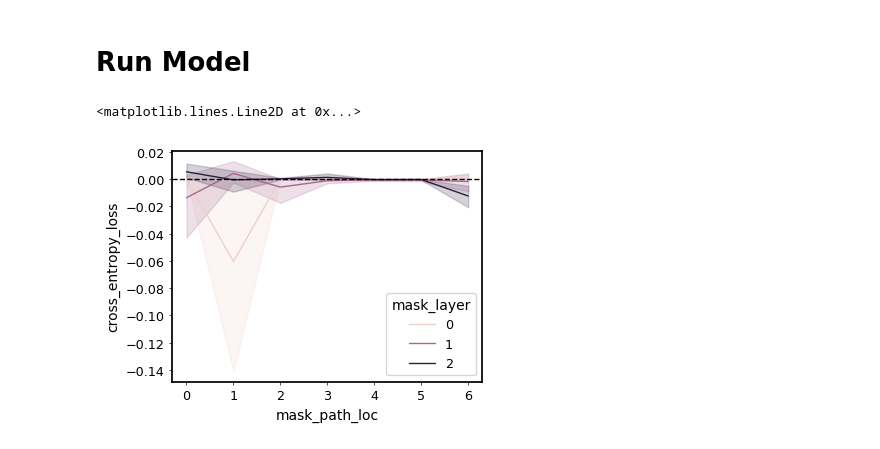
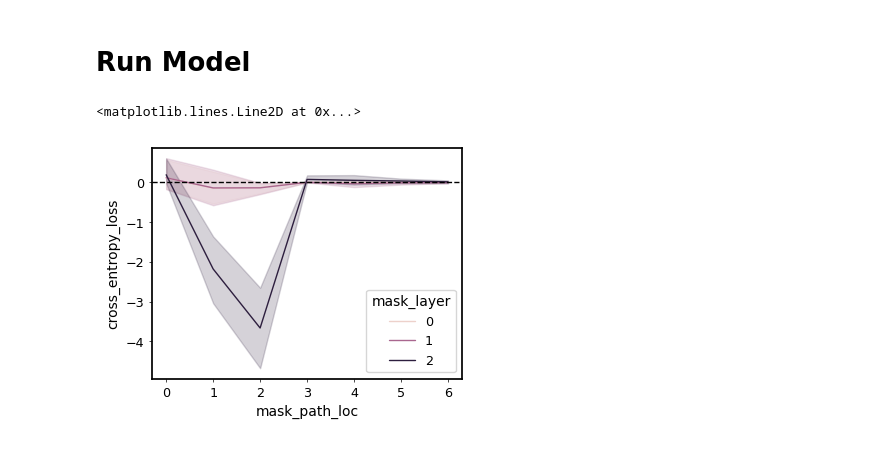
Before and after one commit to chingf/icl-maze, a Jupyter notebook: notebooks/15_token_masking.ipynb, the cells around one changed output. Cells and saved outputs as stored; diff of their text form; code cells hidden in the pictures.

```diff
--- a/notebooks/15_token_masking.ipynb
+++ b/notebooks/15_token_masking.ipynb
@@ -15,7 +15,7 @@ import h5py
 import random
 from src.evals.eval_trees import EvalCntrees
 # %%
-corr = 0.25
+corr = 0.
 # %% [markdown]
 # Load Model
 # %%
@@ -87,7 +87,7 @@ else:  # Pickle file
 # %%
 query_type = 'root'
 # %%
-def get_results(query_offset, test_type, mask_type, buffer_matching_type):
+def get_results(query_offset, test_type, mask_type, buffer_matching_type, layer_strategy):
 
     results = {
         'cross_entropy_loss': [],
@@ -191,6 +191,14 @@ def get_results(query_offset, test_type, mask_type, buffer_matching_type):
                 elif buffer_matching_type == 'exclude_stay':
                     if np.array_equal(s, traj['context_states'][i]) ^ np.array_equal(s, traj['context_next_states'][i]):
                         s_indices.append(i)
+                elif buffer_matching_type == 'exclude_stay_prereward':
+                    if np.array_equal(s, traj['context_states'][i]) ^ np.array_equal(s, traj['context_next_states'][i]):
+                        if i < first_reward_idx:
+                            s_indices.append(i)
+                elif buffer_matching_type == 'exclude_stay_postreward':
+                    if np.array_equal(s, traj['context_states'][i]) ^ np.array_equal(s, traj['context_next_states'][i]):
+                        if i > first_reward_idx:
+                            s_indices.append(i)
                 elif buffer_matching_type == 'outof':
                     if np.array_equal(s, traj['context_states'][i]) and not np.array_equal(s, traj['context_next_states'][i]):
                         s_indices.append(i)
@@ -205,7 +213,6 @@ def get_results(query_offset, test_type, mask_type, buffer_matching_type):
                     next_state_idx = min(path_loc+1, len(states_on_path)-1)
                     if not (np.array_equal(s, traj['context_states'][i]) and np.array_equal(states_on_path[next_state_idx], traj['context_next_states'][i])):
                         s_indices.append(i)
-
                 else:
                     raise ValueError(f"Invalid buffer matching type: {buffer_matching_type}")
             if len(s_indices) == 0:
@@ -243,18 +250,23 @@ def get_results(query_offset, test_type, mask_type, buffer_matching_type):
                 results['mask_layer'].append(l)
                 results['mask_path_loc'].append(path_loc)
                 results['env'].append(i_eval)
-                model.transformer.h[l]._additional_attention_mask = None
+                if layer_strategy == 'cumulative':
+                    pass
+                elif layer_strategy == 'single':
+                    model.transformer.h[l]._additional_attention_mask = None
+                else:
+                    raise ValueError('Unknown layer strategy')
 
     return results
 # %%
-results = get_results(1, 'necessity', 'query', 'stay')
+results = get_results(1, 'necessity', 'query', 'exclude_stay_postreward', 'cumulative')
 df = pd.DataFrame(results)
 fig, ax = plt.subplots(figsize=(4,3))
 sns.lineplot(
     x='mask_path_loc', y='cross_entropy_loss', hue='mask_layer',
     data=df,
     ax=ax)
 ax.axhline(0, linestyle='--', color='black')
 # %% [output]
 <matplotlib.lines.Line2D at 0x...>
-[figure, old version]
+[figure, new version]
```
Also changed, not shown: parts of 8 cells of this notebook, 11 other files.
